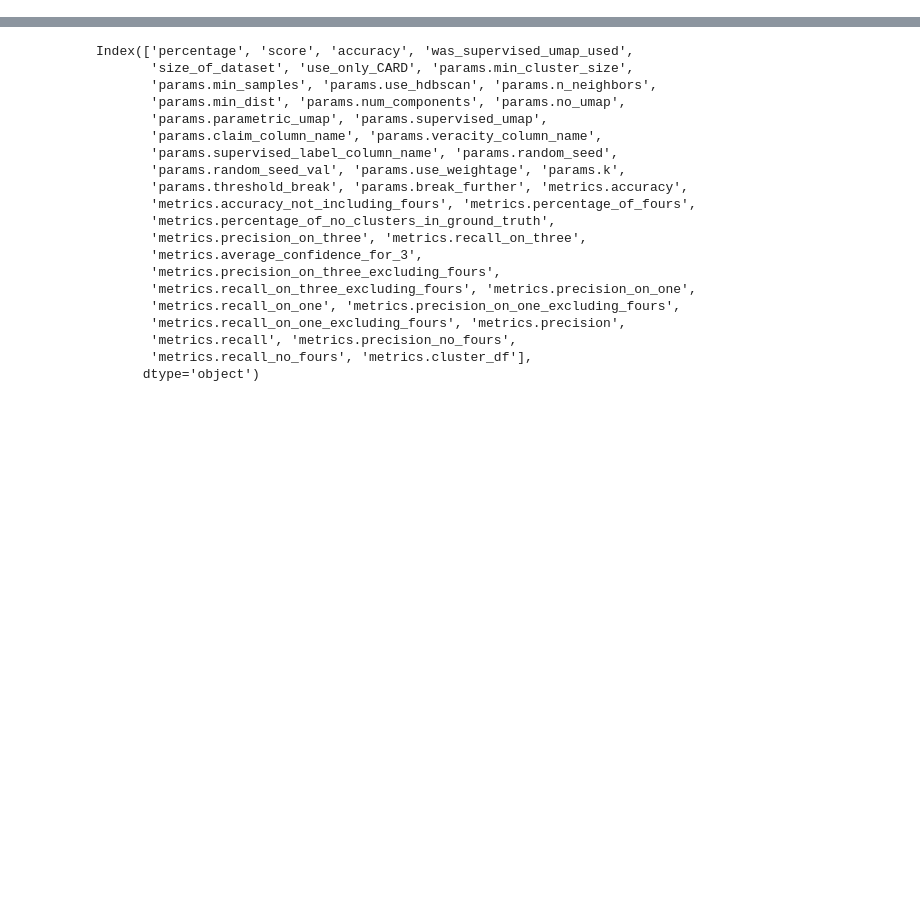
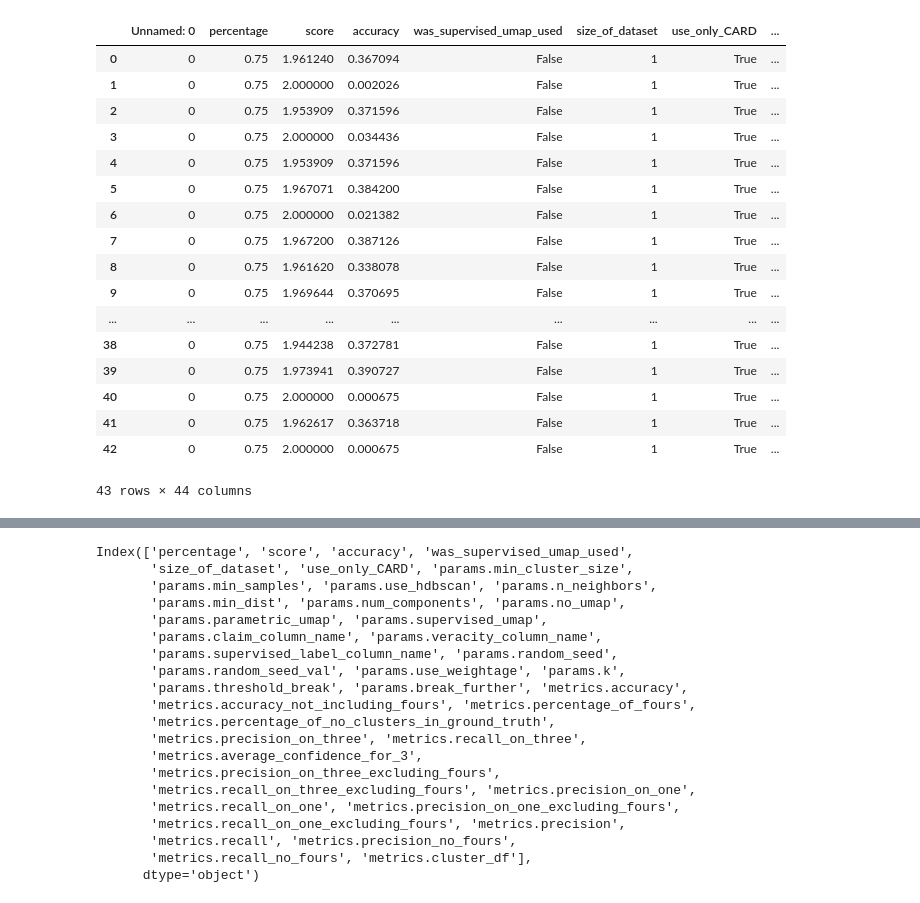
Before and after one commit to Vinayak-Kannan/FactChecker-V3, a Jupyter notebook: Testing/Test Output/analysis.ipynb, the cells around one changed output, grey strips where cells are left out. Drawn from its saved outputs; the diff is of its cells as text; code cells hidden in the pictures; blank space fills up the shorter version.

```diff
--- a/Testing/Test Output/analysis.ipynb
+++ b/Testing/Test Output/analysis.ipynb
@@ -0,0 +122,39 @@
+# %%
+import pandas as pd
+import glob
+
+# Get a list of all files that match the pattern
+file_list = glob.glob('/workspaces/FactChecker-V3/Testing/Test Output/Iterations/results_df_*.csv')
+
+# Initialize an empty list to hold the dataframes
+df_list = []
+
+# Loop through the files and read them into dataframes
+for i, file in enumerate(file_list):
+	temp_df = pd.read_csv(file)
+	temp_df['dataframe_number'] = i + 1  # Add a column for the dataframe number
+	df_list.append(temp_df)
+
+# Concatenate all the dataframes together
+combined_df_results = pd.concat(df_list, ignore_index=True)
+
+combined_df_results
+# %% [output]
+|  | Unnamed: 0 | percentage | score | accuracy | was_supervised_umap_used | size_of_dataset | use_only_CARD | ... |
+| 0 | 0 | 0.75 | 1.961240 | 0.367094 | False | 1 | True | ... |
+| 1 | 0 | 0.75 | 2.000000 | 0.002026 | False | 1 | True | ... |
+| 2 | 0 | 0.75 | 1.953909 | 0.371596 | False | 1 | True | ... |
+| 3 | 0 | 0.75 | 2.000000 | 0.034436 | False | 1 | True | ... |
+| 4 | 0 | 0.75 | 1.953909 | 0.371596 | False | 1 | True | ... |
+| 5 | 0 | 0.75 | 1.967071 | 0.384200 | False | 1 | True | ... |
+| 6 | 0 | 0.75 | 2.000000 | 0.021382 | False | 1 | True | ... |
+| 7 | 0 | 0.75 | 1.967200 | 0.387126 | False | 1 | True | ... |
+| 8 | 0 | 0.75 | 1.961620 | 0.338078 | False | 1 | True | ... |
+| 9 | 0 | 0.75 | 1.969644 | 0.370695 | False | 1 | True | ... |
+| ... | ... | ... | ... | ... | ... | ... | ... | ... |
+| 38 | 0 | 0.75 | 1.944238 | 0.372781 | False | 1 | True | ... |
+| 39 | 0 | 0.75 | 1.973941 | 0.390727 | False | 1 | True | ... |
+| 40 | 0 | 0.75 | 2.000000 | 0.000675 | False | 1 | True | ... |
+| 41 | 0 | 0.75 | 1.962617 | 0.363718 | False | 1 | True | ... |
+| 42 | 0 | 0.75 | 2.000000 | 0.000675 | False | 1 | True | ... |
+43 rows × 44 columns
```
Also changed, not shown: parts of 11 cells of this notebook, 10 other files.
